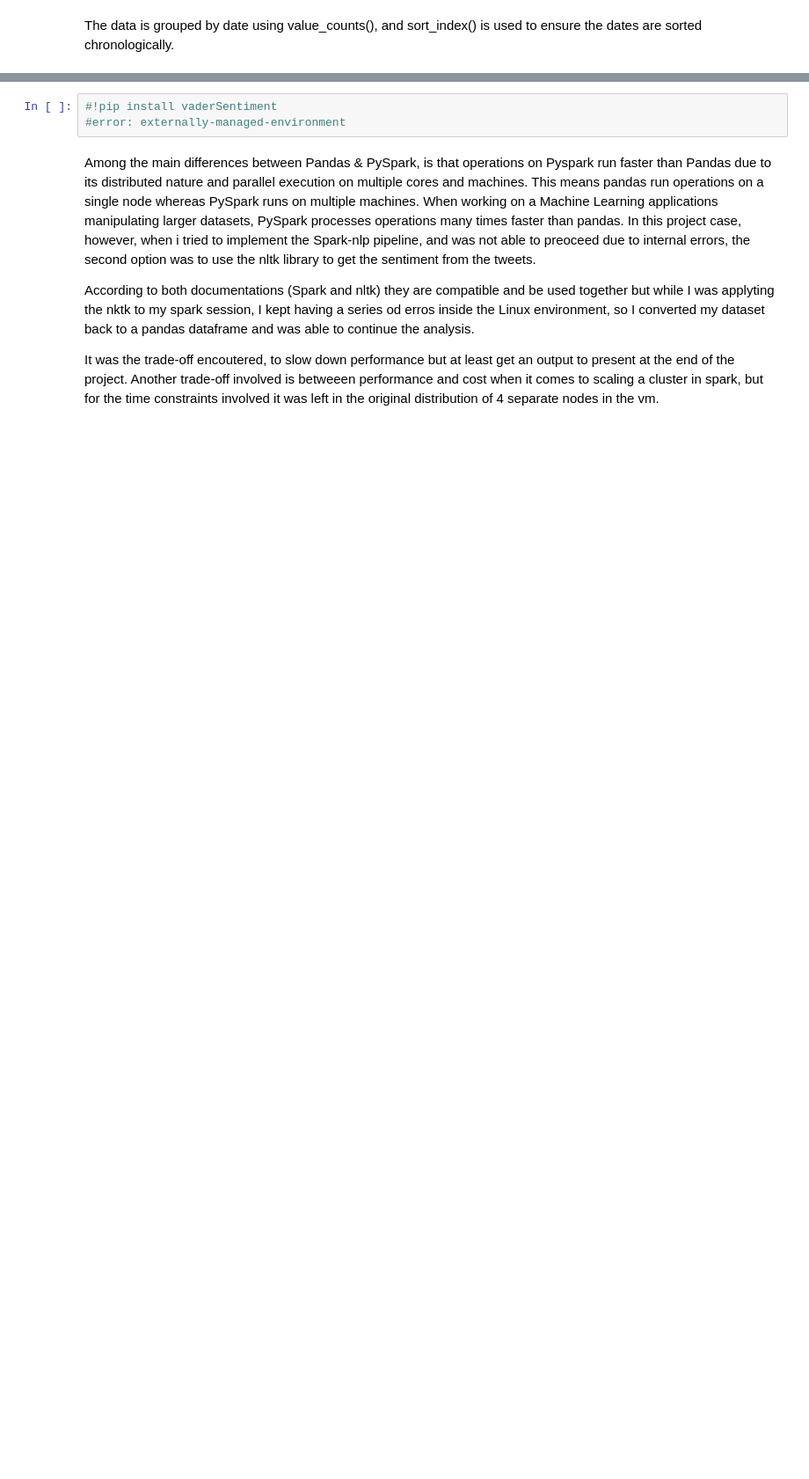
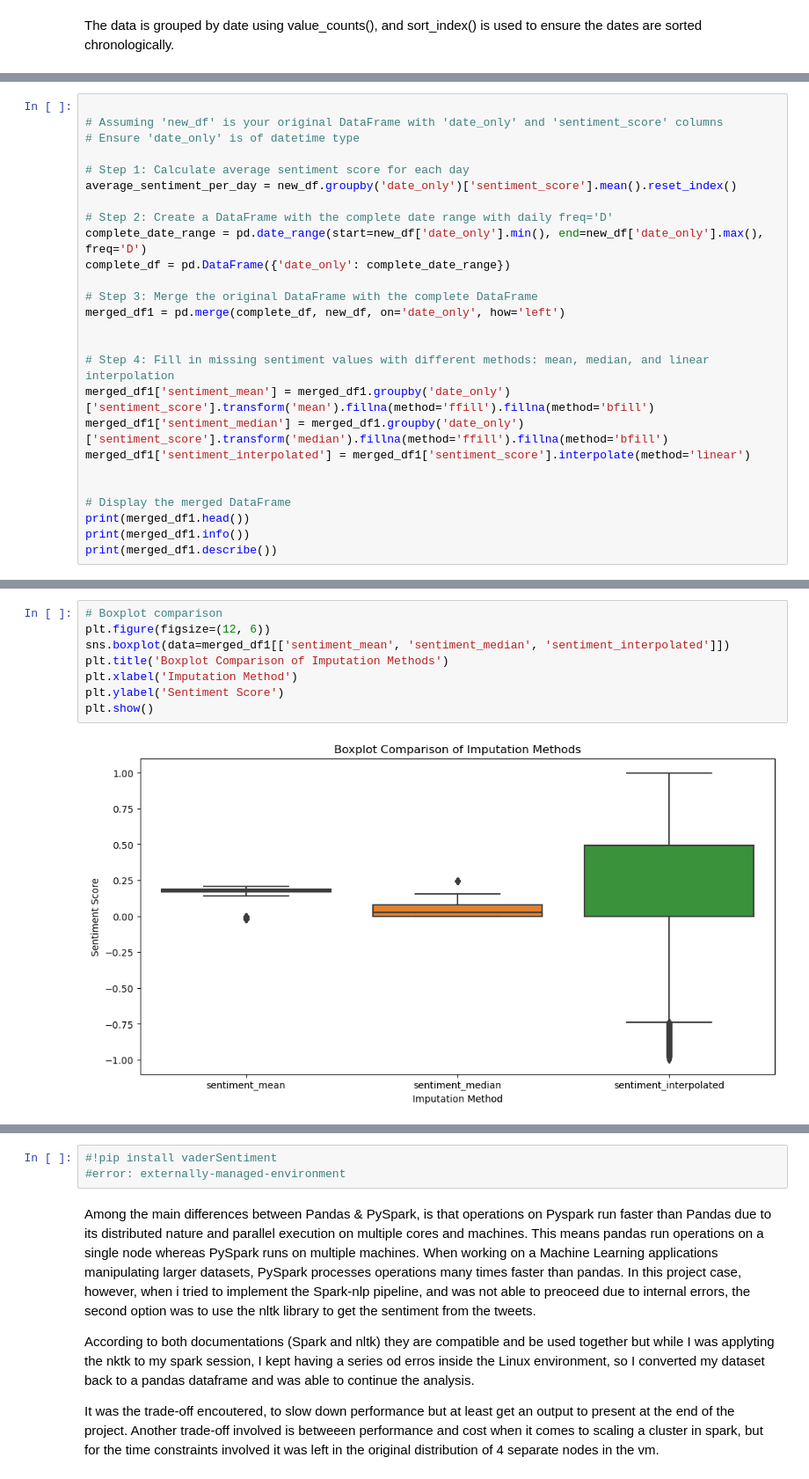
Before and after one commit to clarissa2020274/2020274_CA2, a Jupyter notebook: 2020274_CA2.ipynb, the cells around one changed output, grey strips where cells are left out. Shown at 88% size. Saved outputs shown, nothing was run; the diff lists cells and outputs as text; blank space fills up the shorter version.

```diff
--- a/2020274_CA2.ipynb
+++ b/2020274_CA2.ipynb
@@ -704,0 +1121,26 @@ tweets_df.show(5,truncate=False)
+# %%
+
+# Assuming 'new_df' is your original DataFrame with 'date_only' and 'sentiment_score' columns
+# Ensure 'date_only' is of datetime type
+
+# Step 1: Calculate average sentiment score for each day
+average_sentiment_per_day = new_df.groupby('date_only')['sentiment_score'].mean().reset_index()
+
+# Step 2: Create a DataFrame with the complete date range with daily freq='D'
+complete_date_range = pd.date_range(start=new_df['date_only'].min(), end=new_df['date_only'].max(), freq='D')
+complete_df = pd.DataFrame({'date_only': complete_date_range})
+
+# Step 3: Merge the original DataFrame with the complete DataFrame
+merged_df1 = pd.merge(complete_df, new_df, on='date_only', how='left')
+
+
+# Step 4: Fill in missing sentiment values with different methods: mean, median, and linear interpolation
+merged_df1['sentiment_mean'] = merged_df1.groupby('date_only')['sentiment_score'].transform('mean').fillna(method='ffill').fillna(method='bfill')
+merged_df1['sentiment_median'] = merged_df1.groupby('date_only')['sentiment_score'].transform('median').fillna(method='ffill').fillna(method='bfill')
+merged_df1['sentiment_interpolated'] = merged_df1['sentiment_score'].interpolate(method='linear')
+
+
+# Display the merged DataFrame
+print(merged_df1.head())
+print(merged_df1.info())
+print(merged_df1.describe())
@@ -704,0 +1165,10 @@ tweets_df.show(5,truncate=False)
+# %%
+# Boxplot comparison
+plt.figure(figsize=(12, 6))
+sns.boxplot(data=merged_df1[['sentiment_mean', 'sentiment_median', 'sentiment_interpolated']])
+plt.title('Boxplot Comparison of Imputation Methods')
+plt.xlabel('Imputation Method')
+plt.ylabel('Sentiment Score')
+plt.show()
+# %% [output]
+[figure, added]
```
Also changed, not shown: parts of 74 cells of this notebook.
